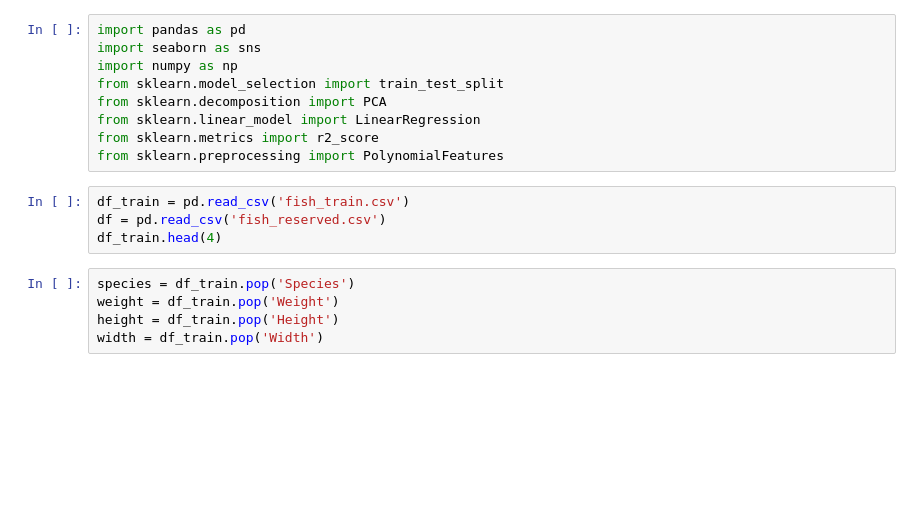
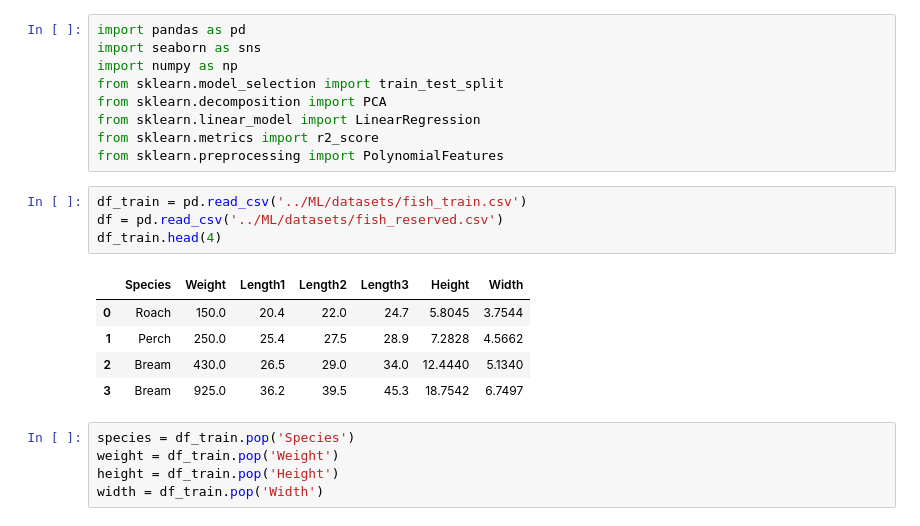
Before and after one commit to EugenePWN/Education, a Jupyter notebook: ML/model_fish.ipynb, the cells around one changed output. Cells and saved outputs as stored; diff of their text form; blank space fills up the shorter version.

```diff
--- a/ML/model_fish.ipynb
+++ b/ML/model_fish.ipynb
@@ -8,9 +8,15 @@ from sklearn.linear_model import LinearRegression
 from sklearn.metrics import r2_score
 from sklearn.preprocessing import PolynomialFeatures
 # %%
-df_train = pd.read_csv('fish_train.csv')
-df = pd.read_csv('fish_reserved.csv')
+df_train = pd.read_csv('../ML/datasets/fish_train.csv')
+df = pd.read_csv('../ML/datasets/fish_reserved.csv')
 df_train.head(4)
+# %% [output]
+|  | Species | Weight | Length1 | Length2 | Length3 | Height | Width |
+| 0 | Roach | 150.0 | 20.4 | 22.0 | 24.7 | 5.8045 | 3.7544 |
+| 1 | Perch | 250.0 | 25.4 | 27.5 | 28.9 | 7.2828 | 4.5662 |
+| 2 | Bream | 430.0 | 26.5 | 29.0 | 34.0 | 12.4440 | 5.1340 |
+| 3 | Bream | 925.0 | 36.2 | 39.5 | 45.3 | 18.7542 | 6.7497 |
 # %%
 species = df_train.pop('Species')
 weight = df_train.pop('Weight')
```
Also changed, not shown: 3 other files.
